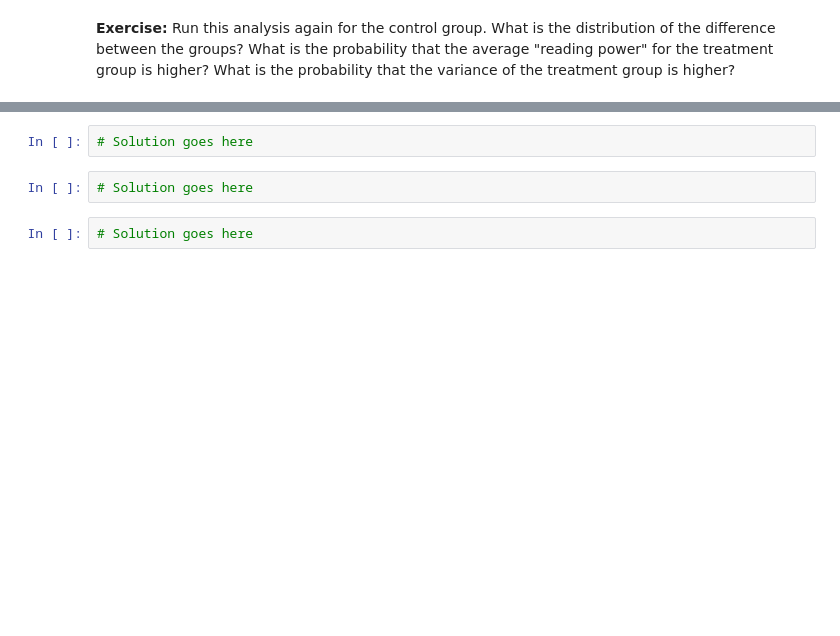
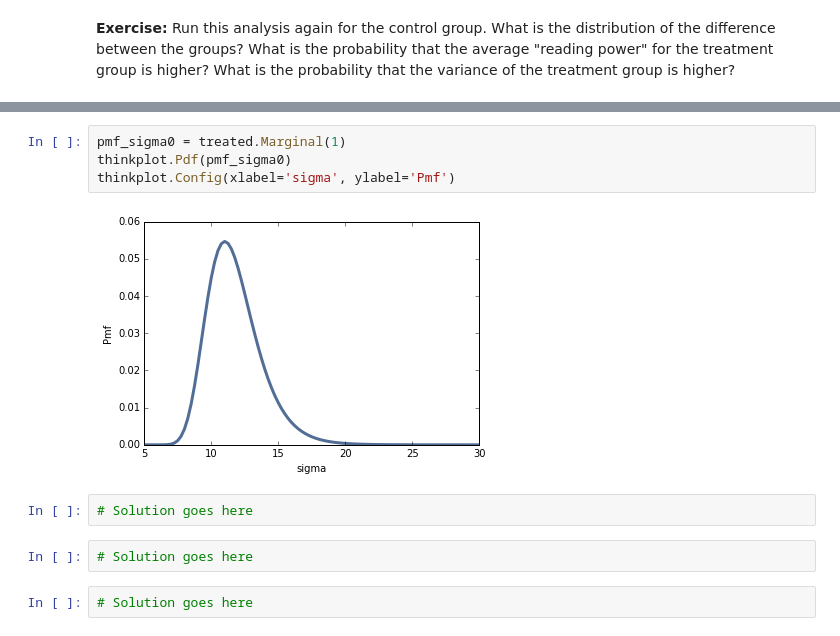
Before and after one commit to NathanYee/ThinkBayes2, a Jupyter notebook: code/chap09mine.ipynb, the cells around one changed output, grey strips where cells are left out. Drawn from its saved outputs; the diff is of its cells as text; blank space fills up the shorter version.

```diff
--- a/code/chap09mine.ipynb
+++ b/code/chap09mine.ipynb
@@ -89,3 +125,9 @@ thinkplot.Pdf(pmf_sigma0)
+# %%
+pmf_sigma0 = treated.Marginal(1)
+thinkplot.Pdf(pmf_sigma0)
+thinkplot.Config(xlabel='sigma', ylabel='Pmf')
+# %% [output]
+[figure, added]
 # %%
 # Solution goes here
 # %%
```
Also changed, not shown: parts of 32 cells of this notebook, 2 other files.
